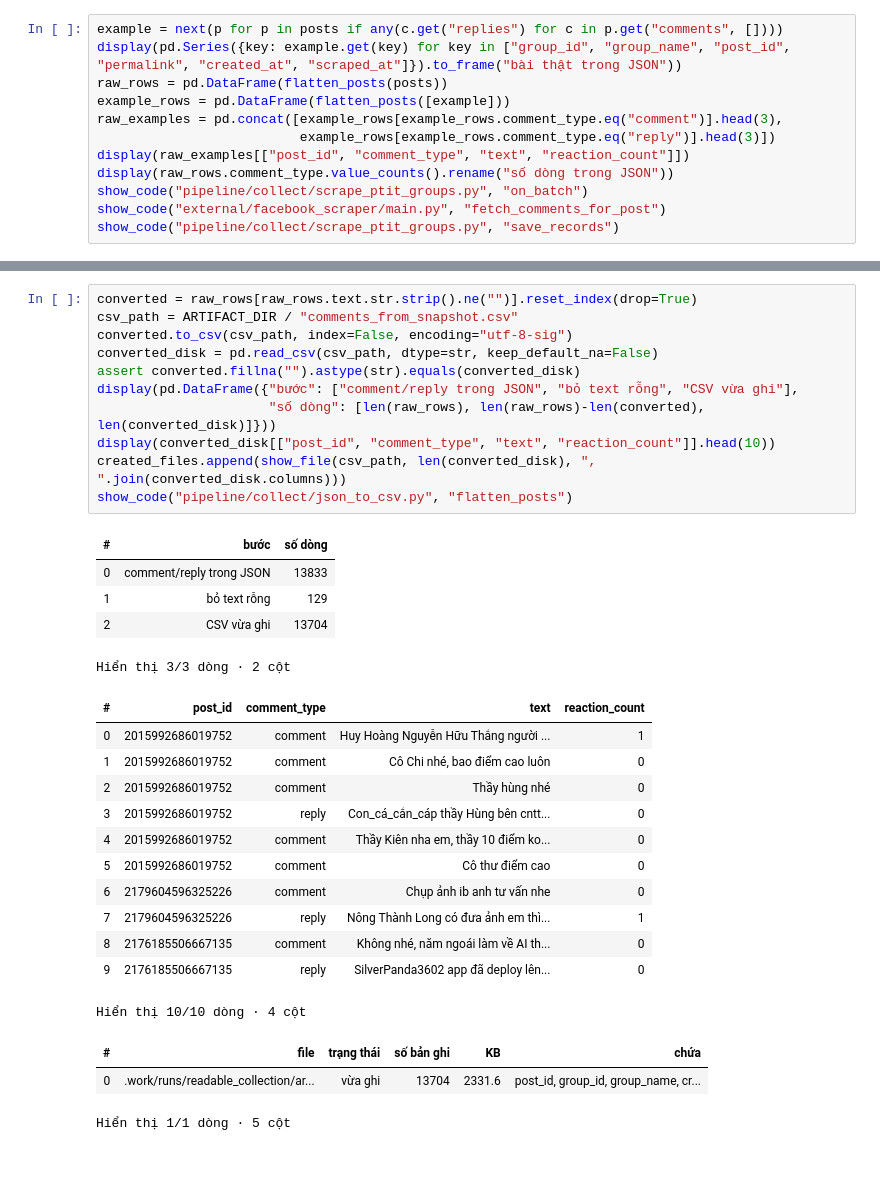
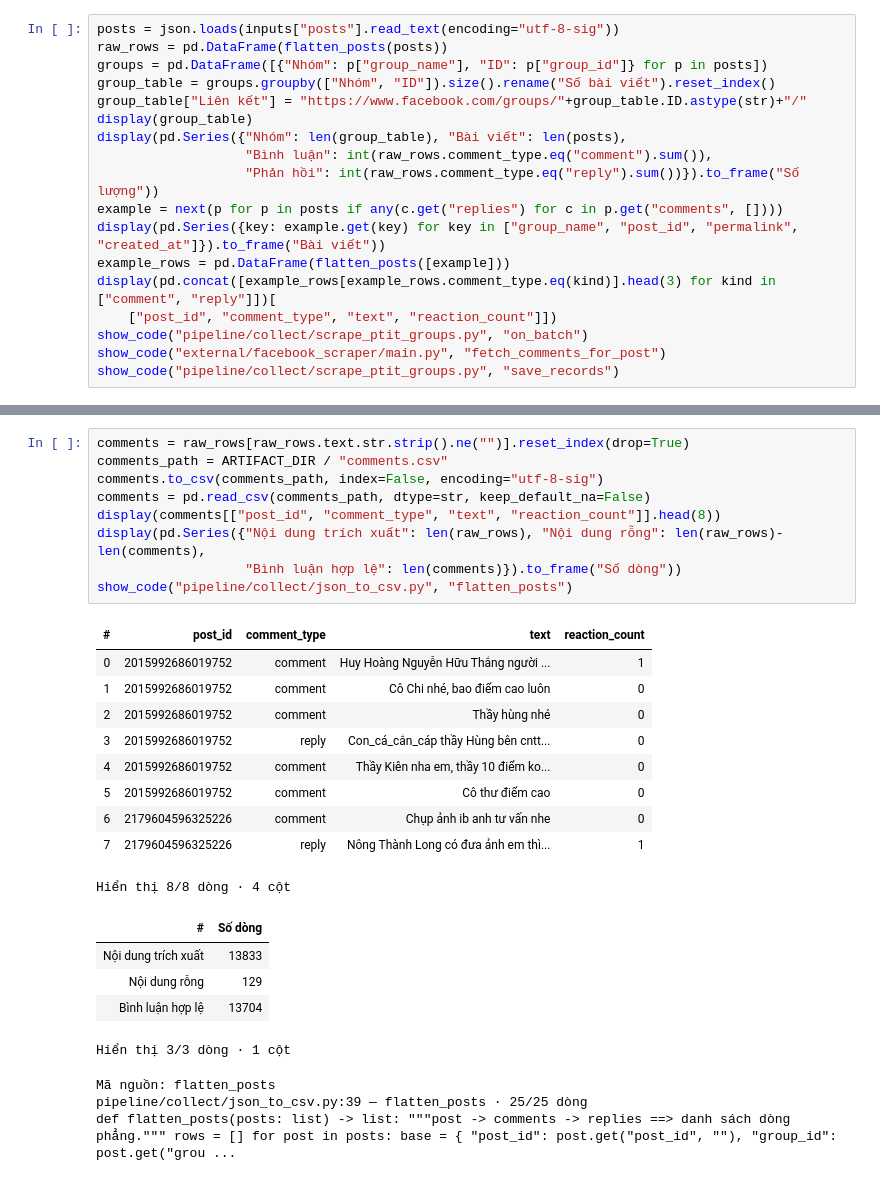
Before and after one commit to P-Bao/ptit-facebook-spam-ham, a Jupyter notebook: notebooks/01_thu_thap_va_gan_nhan.ipynb, the cells around one changed output, grey strips where cells are left out. Saved outputs shown, nothing was run; the diff lists cells and outputs as text.

```diff
--- a/notebooks/01_thu_thap_va_gan_nhan.ipynb
+++ b/notebooks/01_thu_thap_va_gan_nhan.ipynb
@@ -117,12 +55,18 @@ checkpoint và lịch sử nguồn nằm ở `docs/provenance/`.
 # %%
+posts = json.loads(inputs["posts"].read_text(encoding="utf-8-sig"))
+raw_rows = pd.DataFrame(flatten_posts(posts))
+groups = pd.DataFrame([{"Nhóm": p["group_name"], "ID": p["group_id"]} for p in posts])
+group_table = groups.groupby(["Nhóm", "ID"]).size().rename("Số bài viết").reset_index()
+group_table["Liên kết"] = "https://www.facebook.com/groups/"+group_table.ID.astype(str)+"/"
+display(group_table)
+display(pd.Series({"Nhóm": len(group_table), "Bài viết": len(posts),
+                   "Bình luận": int(raw_rows.comment_type.eq("comment").sum()),
+                   "Phản hồi": int(raw_rows.comment_type.eq("reply").sum())}).to_frame("Số lượng"))
 example = next(p for p in posts if any(c.get("replies") for c in p.get("comments", [])))
-display(pd.Series({key: example.get(key) for key in ["group_id", "group_name", "post_id", "permalink", "created_at", "scraped_at"]}).to_frame("bài thật trong JSON"))
-raw_rows = pd.DataFrame(flatten_posts(posts))
+display(pd.Series({key: example.get(key) for key in ["group_name", "post_id", "permalink", "created_at"]}).to_frame("Bài viết"))
 example_rows = pd.DataFrame(flatten_posts([example]))
-raw_examples = pd.concat([example_rows[example_rows.comment_type.eq("comment")].head(3),
-                          example_rows[example_rows.comment_type.eq("reply")].head(3)])
-display(raw_examples[["post_id", "comment_type", "text", "reaction_count"]])
-display(raw_rows.comment_type.value_counts().rename("số dòng trong JSON"))
+display(pd.concat([example_rows[example_rows.comment_type.eq(kind)].head(3) for kind in ["comment", "reply"]])[
+    ["post_id", "comment_type", "text", "reaction_count"]])
 show_code("pipeline/collect/scrape_ptit_groups.py", "on_batch")
 show_code("external/facebook_scraper/main.py", "fetch_comments_for_post")
 show_code("pipeline/collect/scrape_ptit_groups.py", "save_records")
@@ -163,32 +113,28 @@ nhánh này, nên không nhận file mới là bản CSV lịch sử 9.569 dòng
 # %%
-converted = raw_rows[raw_rows.text.str.strip().ne("")].reset_index(drop=True)
-csv_path = ARTIFACT_DIR / "comments_from_snapshot.csv"
-converted.to_csv(csv_path, index=False, encoding="utf-8-sig")
-converted_disk = pd.read_csv(csv_path, dtype=str, keep_default_na=False)
-assert converted.fillna("").astype(str).equals(converted_disk)
-display(pd.DataFrame({"bước": ["comment/reply trong JSON", "bỏ text rỗng", "CSV vừa ghi"],
-                      "số dòng": [len(raw_rows), len(raw_rows)-len(converted), len(converted_disk)]}))
-display(converted_disk[["post_id", "comment_type", "text", "reaction_count"]].head(10))
-created_files.append(show_file(csv_path, len(converted_disk), ", ".join(converted_disk.columns)))
+comments = raw_rows[raw_rows.text.str.strip().ne("")].reset_index(drop=True)
+comments_path = ARTIFACT_DIR / "comments.csv"
+comments.to_csv(comments_path, index=False, encoding="utf-8-sig")
+comments = pd.read_csv(comments_path, dtype=str, keep_default_na=False)
+display(comments[["post_id", "comment_type", "text", "reaction_count"]].head(8))
+display(pd.Series({"Nội dung trích xuất": len(raw_rows), "Nội dung rỗng": len(raw_rows)-len(comments),
+                   "Bình luận hợp lệ": len(comments)}).to_frame("Số dòng"))
 show_code("pipeline/collect/json_to_csv.py", "flatten_posts")
 # %% [output]
-| # | bước | số dòng |
-| 0 | comment/reply trong JSON | 13833 |
-| 1 | bỏ text rỗng | 129 |
-| 2 | CSV vừa ghi | 13704 |
+| # | post_id | comment_type | text | reaction_count |
+| 0 | 2015992686019752 | comment | Huy Hoàng Nguyễn Hữu Thắng người ... | 1 |
+| 1 | 2015992686019752 | comment | Cô Chi nhé, bao điểm cao luôn | 0 |
+| 2 | 2015992686019752 | comment | Thầy hùng nhé | 0 |
+| 3 | 2015992686019752 | reply | Con_cá_cắn_cáp thầy Hùng bên cntt... | 0 |
+| 4 | 2015992686019752 | comment | Thầy Kiên nha em, thầy 10 điểm ko... | 0 |
+| 5 | 2015992686019752 | comment | Cô thư điểm cao | 0 |
+| 6 | 2179604596325226 | comment | Chụp ảnh ib anh tư vấn nhe | 0 |
+| 7 | 2179604596325226 | reply | Nông Thành Long có đưa ảnh em thì... | 1 |
-Hiển thị 3/3 dòng · 2 cột
+Hiển thị 8/8 dòng · 4 cột
-| # | post_id | comment_type | text | reaction_count |
-| 0 | 2015992686019752 | comment | Huy Hoàng Nguyễn Hữu Thắng người ... | 1 |
-| 1 | 2015992686019752 | comment | Cô Chi nhé, bao điểm cao luôn | 0 |
-| 2 | 2015992686019752 | comment | Thầy hùng nhé | 0 |
-| 3 | 2015992686019752 | reply | Con_cá_cắn_cáp thầy Hùng bên cntt... | 0 |
-| 4 | 2015992686019752 | comment | Thầy Kiên nha em, thầy 10 điểm ko... | 0 |
-| 5 | 2015992686019752 | comment | Cô thư điểm cao | 0 |
-| 6 | 2179604596325226 | comment | Chụp ảnh ib anh tư vấn nhe | 0 |
-| 7 | 2179604596325226 | reply | Nông Thành Long có đưa ảnh em thì... | 1 |
-| 8 | 2176185506667135 | comment | Không nhé, năm ngoái làm về AI th... | 0 |
-| 9 | 2176185506667135 | reply | SilverPanda3602 app đã deploy lên... | 0 |
+| # | Số dòng |
+| Nội dung trích xuất | 13833 |
+| Nội dung rỗng | 129 |
+| Bình luận hợp lệ | 13704 |
-Hiển thị 10/10 dòng · 4 cột
+Hiển thị 3/3 dòng · 1 cột
-| # | file | trạng thái | số bản ghi | KB | chứa |
-| 0 | .work/runs/readable_collection/ar... | vừa ghi | 13704 | 2331.6 | post_id, group_id, group_name, cr... |
-Hiển thị 1/1 dòng · 5 cột
+Mã nguồn: flatten_posts
+pipeline/collect/json_to_csv.py:39 — flatten_posts · 25/25 dòng
+def flatten_posts(posts: list) -> list: """post -> comments -> replies ==> danh sách dòng phẳng.""" rows = [] for post in posts: base = { "post_id": post.get("post_id", ""), "group_id": post.get("grou ...
```
Also changed, not shown: parts of 28 cells of this notebook, 35 other files.
